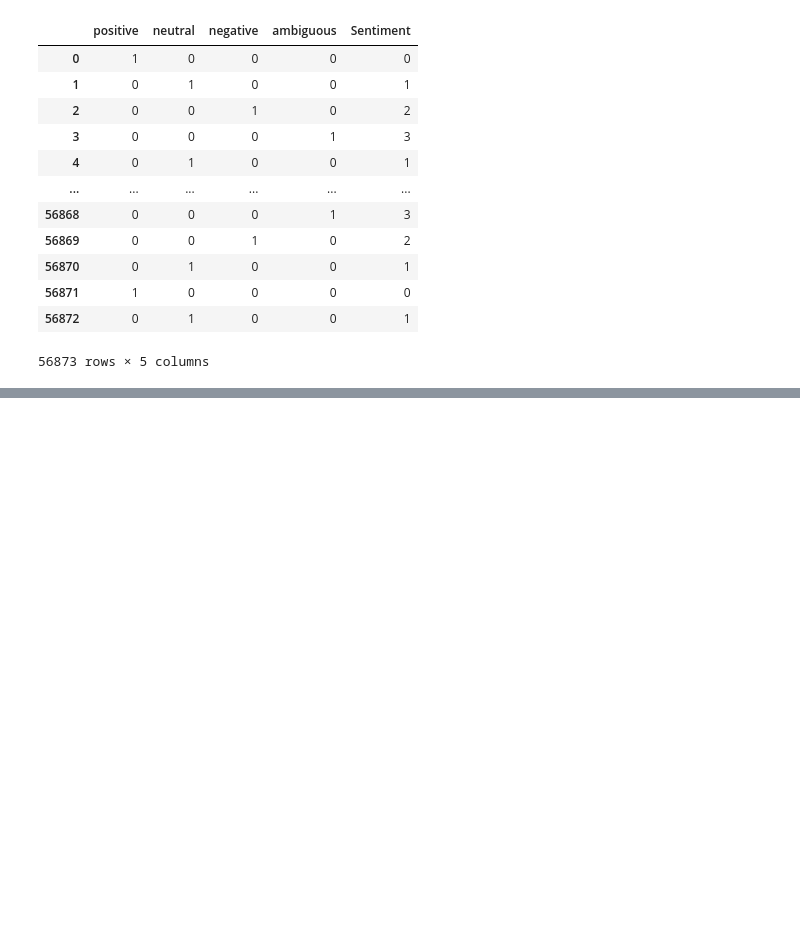
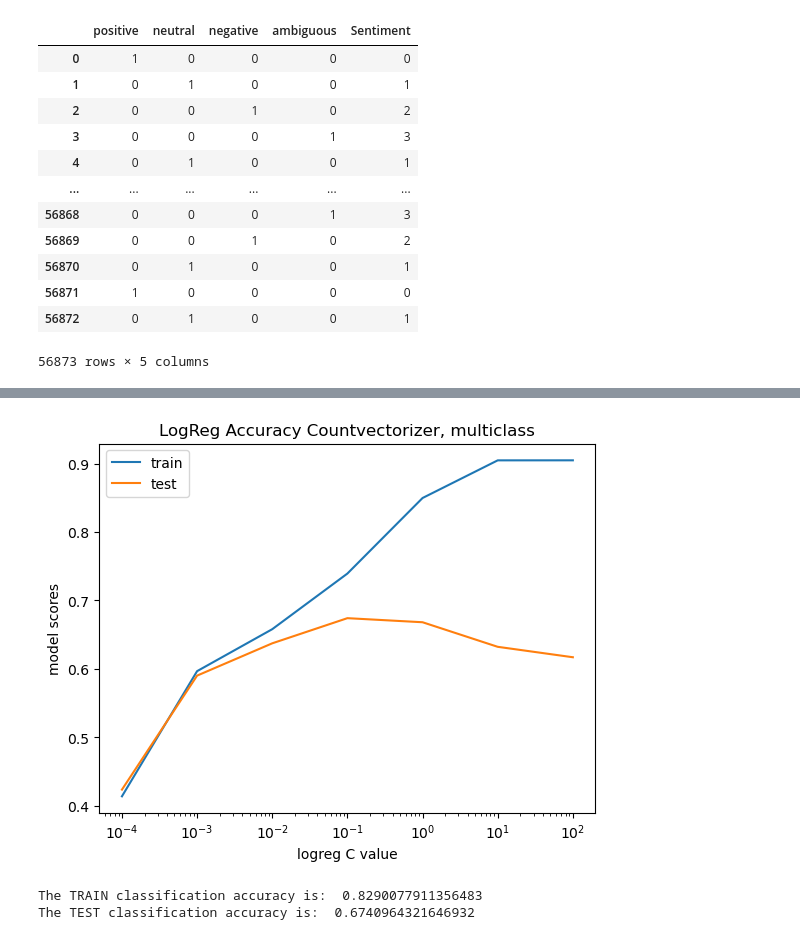
Before and after one commit to ntran119/GoEmotions_Brainstation_Cap, a Jupyter notebook: GoEmo_Week2.ipynb, the cells around one changed output, grey strips where cells are left out. Cells and saved outputs as stored; diff of their text form; code cells hidden in the pictures; blank space fills up the shorter version.

```diff
--- a/GoEmo_Week2.ipynb
+++ b/GoEmo_Week2.ipynb
@@ -442,0 +575,12 @@ The TEST classification accuracy is:  0.6044728883887756
+# %%
+from sklearn.feature_extraction.text import CountVectorizer
+
+# 1. Instantiate
+bagofwords = CountVectorizer(stop_words="english")
+# 2. Fit
+bagofwords.fit(X_train)
+
+# 3. Transform
+X_train_transformed = bagofwords.transform(X_train)
+X_test_transformed = bagofwords.transform(X_test)
+X_train_transformed
@@ -442,0 +590,8 @@ The TEST classification accuracy is:  0.6044728883887756
+# %%
+# Fitting a model
+logreg = LogisticRegression(C = 0.3)
+logreg.fit(X_train_transformed, y_train)
+
+# Training and test score
+print(f"Train score: {logreg.score(X_train_transformed, y_train)}")
+print(f"Test score: {logreg.score(X_test_transformed, y_test)}")
@@ -442,0 +608,13 @@ The TEST classification accuracy is:  0.6044728883887756
+# %%
+# test different values of C
+c_test = [0.0001, 0.001, 0.01, 0.1, 1, 10, 100]
+
+train_score = []
+test_score = []
+
+
+for i in c_test:
+    logreg = LogisticRegression(C = i)
+    logreg.fit(X_train_transformed, y_train)
+    train_score.append(logreg.score(X_train_transformed, y_train))
+    test_score.append(logreg.score(X_test_transformed, y_test))
@@ -442,0 +639,23 @@ The TEST classification accuracy is:  0.6044728883887756
+# %%
+plt.figure()
+plt.plot(c_test, train_score, label = 'train')
+plt.plot(c_test, test_score, label = 'test')
+plt.xscale("log")
+plt.xlabel('logreg C value')
+plt.ylabel('model scores')
+#plt.axvline(0.1, linestyle = '--', c = 'black')
+#plt.axvline(1, linestyle = '--', c = 'black')
+plt.legend()
+plt.title('LogReg Accuracy Countvectorizer, multiclass')
+plt.show()
+# %% [output]
+[figure, added]
+# %%
+SVM_model = LinearSVC(C=0.11)
+SVM_model.fit(X_train_transformed, y_train)
+
+print(f"The TRAIN classification accuracy is:  {SVM_model.score(X_train_transformed,y_train)}")
+print(f"The TEST classification accuracy is:  {SVM_model.score(X_test_transformed,y_test)}")
+# %% [output]
+The TRAIN classification accuracy is:  0.8290077911356483
+The TEST classification accuracy is:  0.6740964321646932
```
Also changed, not shown: parts of 43 cells of this notebook, 7 other files.
